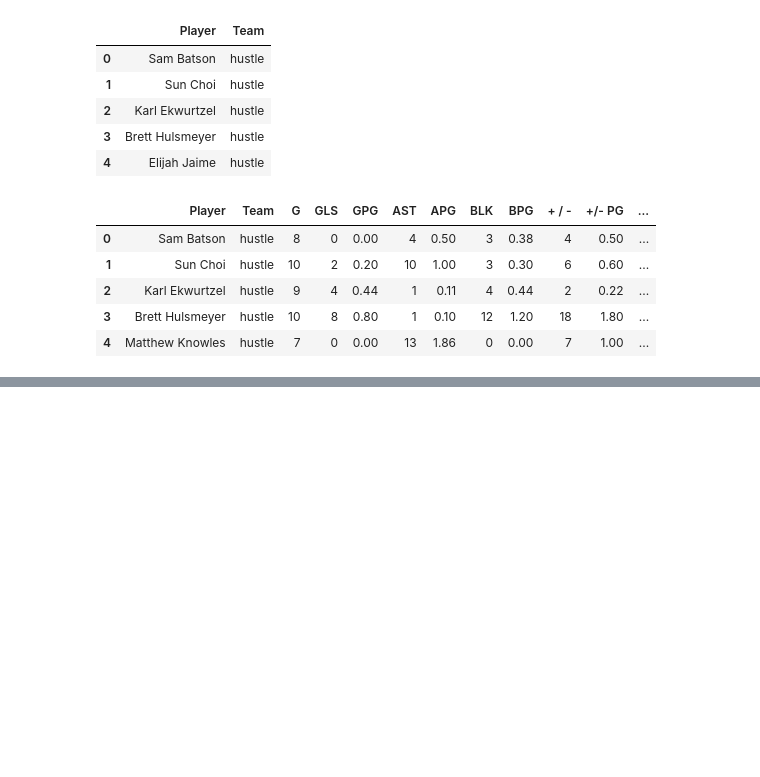
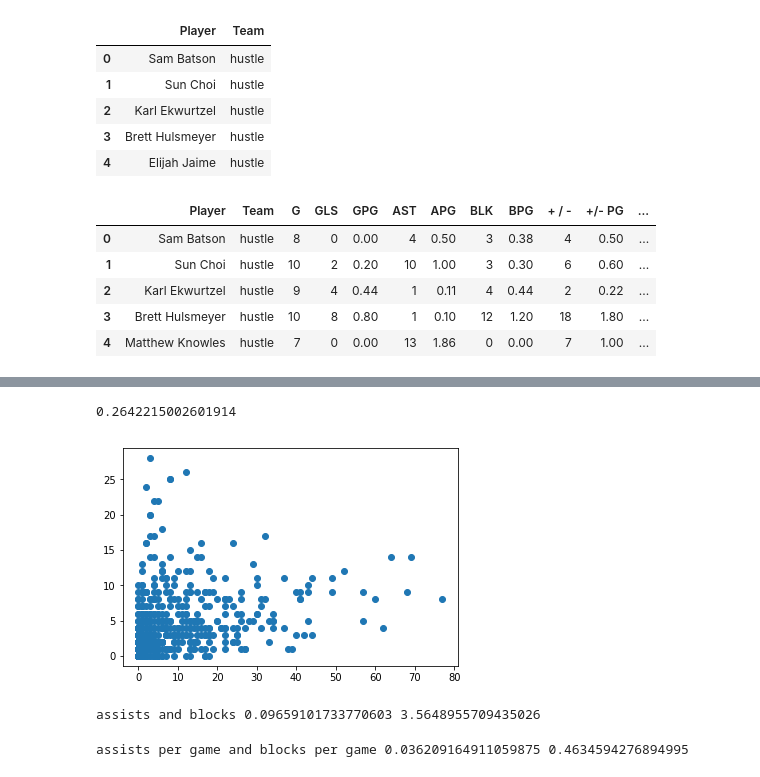
Before and after one commit to Samcfuchs/2950, a Jupyter notebook: notebooks/leo.ipynb, the cells around one changed output, grey strips where cells are left out. Saved outputs shown, nothing was run; the diff lists cells and outputs as text; code cells hidden in the pictures; blank space fills up the shorter version.

```diff
--- a/notebooks/leo.ipynb
+++ b/notebooks/leo.ipynb
@@ -66,0 +76,19 @@ data.head()
+# %%
+print(np.corrcoef(data['AST'], data['BLK'])[0][1])
+plt.scatter(data['AST'], data['BLK'])
+plt.show()
+# %% [output]
+0.2642215002601914
+[figure, added]
+# %%
+ast_blk_model = LinearRegression()
+ast_blk_model.fit(data[['AST']], data['BLK'])
+print('assists and blocks',ast_blk_model.coef_[0], ast_blk_model.intercept_)
+# %% [output]
+assists and blocks 0.09659101733770603 3.5648955709435026
+# %%
+apg_bpg_model = LinearRegression()
+apg_bpg_model.fit(data[['APG']], data['BPG'])
+print('assists per game and blocks per game',apg_bpg_model.coef_[0], apg_bpg_model.intercept_)
+# %% [output]
+assists per game and blocks per game 0.036209164911059875 0.4634594276894995
```
Also changed, not shown: parts of 9 cells of this notebook.
